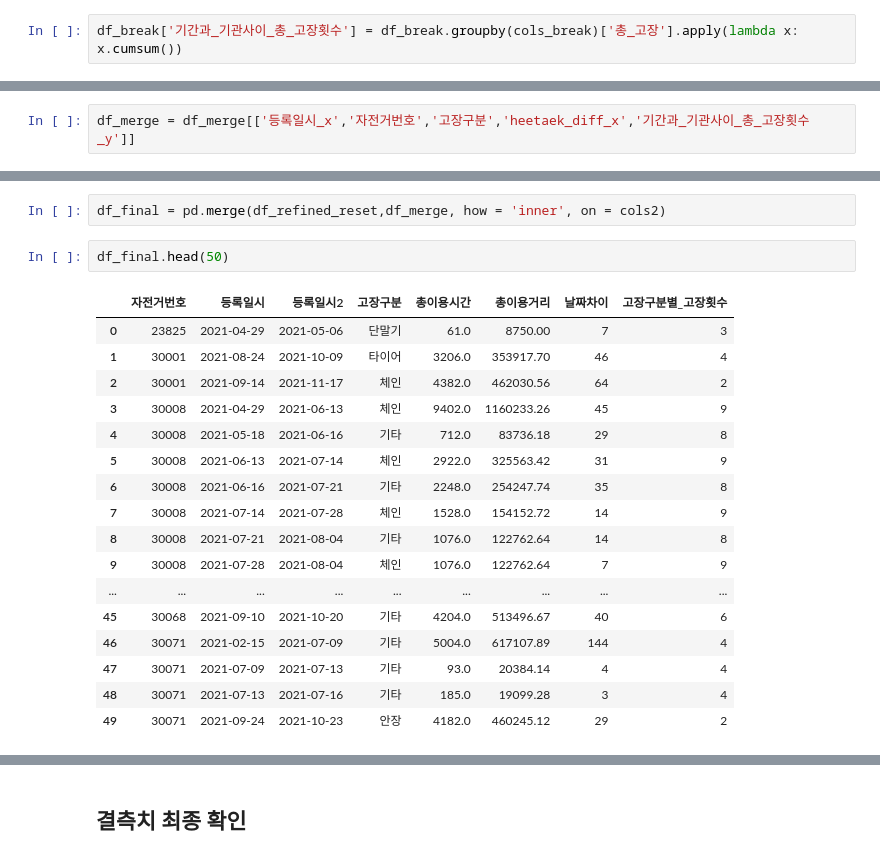
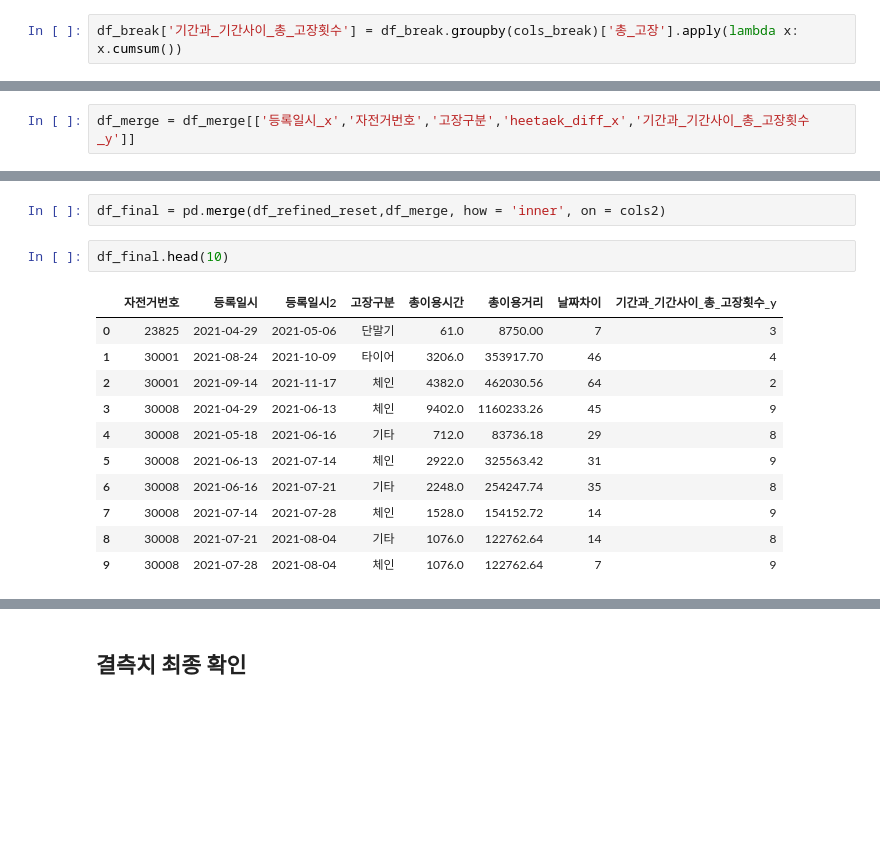
Before and after one commit to jwpark0625/ML_Project, a Jupyter notebook: 지현/breakdown_preprocessing.ipynb, the cells around one changed output, grey strips where cells are left out. Drawn from its saved outputs; the diff is of its cells as text; blank space fills up the shorter version.

```diff
--- a/지현/breakdown_preprocessing.ipynb
+++ b/지현/breakdown_preprocessing.ipynb
@@ -562,5 +562,5 @@ cols_break = ['자전거번호','고장구분']
 # %%
-df_break['기간과_기관사이_총_고장횟수'] = df_break.groupby(cols_break)['총_고장'].apply(lambda x: x.cumsum())
+df_break['기간과_기간사이_총_고장횟수'] = df_break.groupby(cols_break)['총_고장'].apply(lambda x: x.cumsum())
 # %% [output]
 A value is trying to be set on a copy of a slice from a DataFrame.
 Try using .loc[row_indexer,col_indexer] = value instead
@@ -652,7 +632,7 @@ df_merge
 | 337872 | 84176 | 2021-10-29 | 페달 | 1 | 0 | 1 | 2021-10-29 | 1 | ... |
 337873 rows × 10 columns
 # %%
-df_merge = df_merge[['등록일시_x','자전거번호','고장구분','heetaek_diff_x','기간과_기관사이_총_고장횟수_y']]
+df_merge = df_merge[['등록일시_x','자전거번호','고장구분','heetaek_diff_x','기간과_기간사이_총_고장횟수_y']]
 # %%
 df_merge.sample(50)
 # %% [output]
@@ -805,9 +785,9 @@ cols2 = ['자전거번호','등록일시','고장구분']
 # %%
 df_final = pd.merge(df_refined_reset,df_merge, how = 'inner', on = cols2)
 # %%
-df_final.head(50)
+df_final.head(10)
 # %% [output]
-|  | 자전거번호 | 등록일시 | 등록일시2 | 고장구분 | 총이용시간 | 총이용거리 | 날짜차이 | 고장구분별_고장횟수 |
+|  | 자전거번호 | 등록일시 | 등록일시2 | 고장구분 | 총이용시간 | 총이용거리 | 날짜차이 | 기간과_기간사이_총_고장횟수_y |
 | 0 | 23825 | 2021-04-29 | 2021-05-06 | 단말기 | 61.0 | 8750.00 | 7 | 3 |
 | 1 | 30001 | 2021-08-24 | 2021-10-09 | 타이어 | 3206.0 | 353917.70 | 46 | 4 |
 | 2 | 30001 | 2021-09-14 | 2021-11-17 | 체인 | 4382.0 | 462030.56 | 64 | 2 |
@@ -818,9 +798,3 @@ df_final.head(50)
 | 7 | 30008 | 2021-07-14 | 2021-07-28 | 체인 | 1528.0 | 154152.72 | 14 | 9 |
 | 8 | 30008 | 2021-07-21 | 2021-08-04 | 기타 | 1076.0 | 122762.64 | 14 | 8 |
 | 9 | 30008 | 2021-07-28 | 2021-08-04 | 체인 | 1076.0 | 122762.64 | 7 | 9 |
-| ... | ... | ... | ... | ... | ... | ... | ... | ... |
-| 45 | 30068 | 2021-09-10 | 2021-10-20 | 기타 | 4204.0 | 513496.67 | 40 | 6 |
-| 46 | 30071 | 2021-02-15 | 2021-07-09 | 기타 | 5004.0 | 617107.89 | 144 | 4 |
-| 47 | 30071 | 2021-07-09 | 2021-07-13 | 기타 | 93.0 | 20384.14 | 4 | 4 |
-| 48 | 30071 | 2021-07-13 | 2021-07-16 | 기타 | 185.0 | 19099.28 | 3 | 4 |
-| 49 | 30071 | 2021-09-24 | 2021-10-23 | 안장 | 4182.0 | 460245.12 | 29 | 2 |
```
Also changed, not shown: parts of 24 cells of this notebook.
